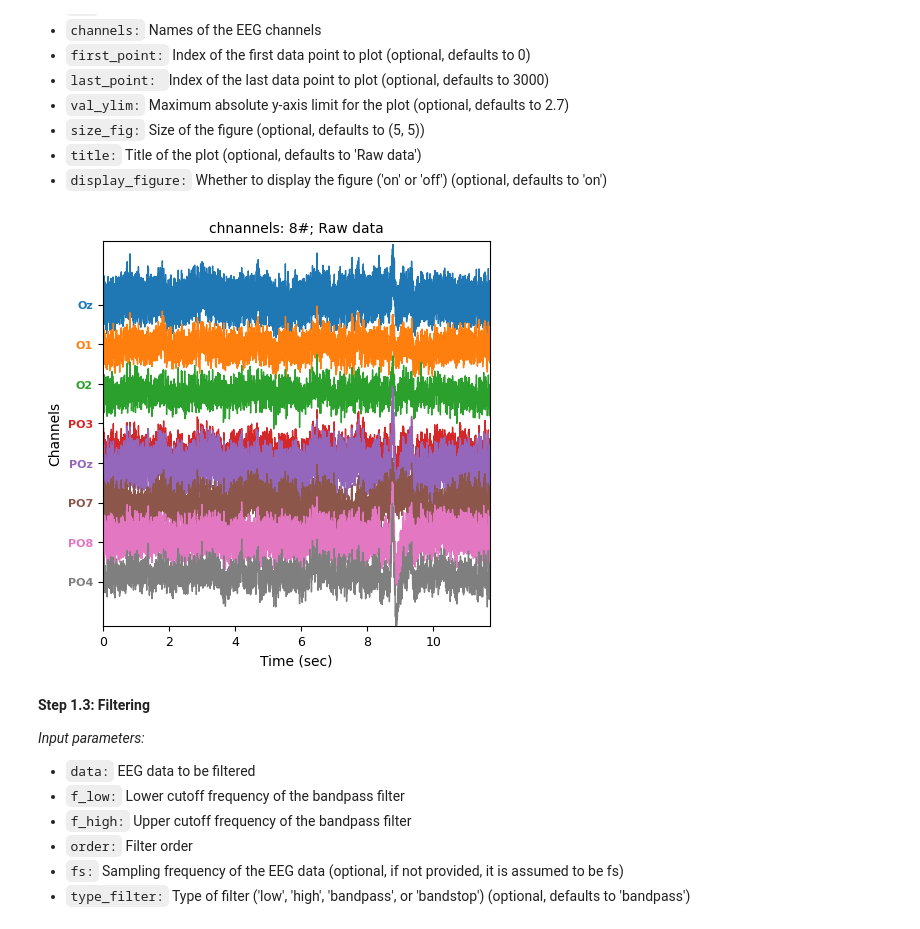
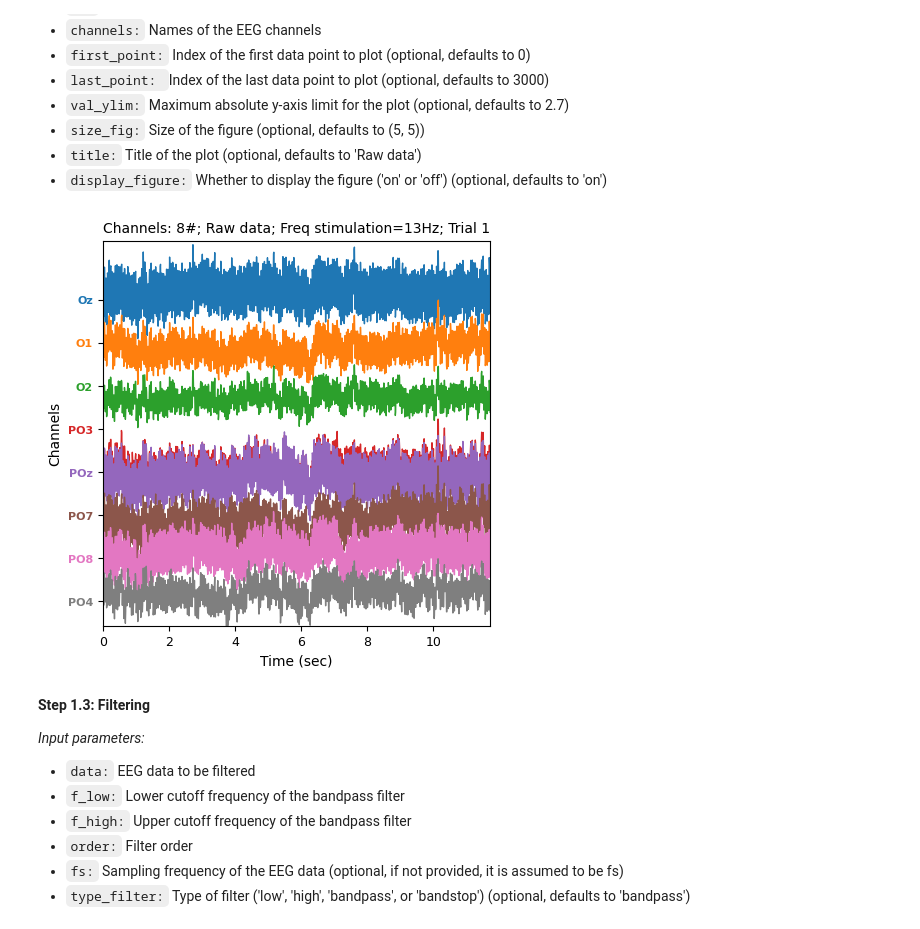
Before and after one commit to RezaSaadatyar/SSVEP-based-EEG-signal-processing, a Jupyter notebook: Code/Python/SSVEP.ipynb, the cells around one changed output. Saved outputs shown, nothing was run; the diff lists cells and outputs as text; code cells hidden in the pictures.

```diff
--- a/Code/Python/SSVEP.ipynb
+++ b/Code/Python/SSVEP.ipynb
@@ -40,9 +41,10 @@ Label_02 ---> 21Hz stimulation (33026)<br/>
 Label_03 ---> 17Hz stimulation (33027)<br/>
 Rest ---> 33024
 # %%
-raw = mne.io.read_raw_gdf(path_files[15])              # Read the data from the GDF file into a raw MNE object
+warnings.filterwarnings("ignore", message="Omitted .* annotation.*")
+raw = mne.io.read_raw_gdf(path_files[15], verbose=0)  # Read the data from the GDF file into a raw MNE object
 channels_name = raw.ch_names                          # Extract the channel names from the raw data
 data = raw.get_data().T                               # Get the EEG data and transpose it to have channels as rows and samples as columns
 fs = raw.info['sfreq']                                # Get the sampling frequency of the EEG data
 labels = raw.annotations.description                  # Define labels for each stimulation frequency
-events, event_ind = mne.events_from_annotations(raw)  # Get the start time of each trial from the annotations
+events, event_ind = mne.events_from_annotations(raw, verbose=0)  # Get the start time of each trial from the annotations
@@ -103,11 +97,11 @@ lab = ['33025', '33026', '33027']       # Define the labels for the current iter
 duration_trial = int(fs * time_trial)   # Calculate the duration of each trial in samples based on the sampling frequency (Fs * time each trial)
 
 for i in range(len(path_files)):
-    raw = mne.io.read_raw_gdf(path_files[i])          # Read the data from the GDF file into a raw MNE object
-    data = raw.get_data().T                           # Get the EEG data and transpose it to have channels as rows and samples as columns
-    labels = raw.annotations.description              # Define labels for each stimulation frequency
-    events, _ = mne.events_from_annotations(raw)      # Get the start time of each trial from the annotations
-    time_start_trial = events[:, 0]                   # Extract the start time of each trial from the events
+    raw = mne.io.read_raw_gdf(path_files[i], verbose=0) # Read the data from the GDF file into a raw MNE object
+    data = raw.get_data().T                             # Get the EEG data and transpose it to have channels as rows and samples as columns
+    labels = raw.annotations.description                # Define labels for each stimulation frequency
+    events, _ = mne.events_from_annotations(raw, verbose=0) # Get the start time of each trial from the annotations
+    time_start_trial = events[:, 0]                     # Extract the start time of each trial from the events
 
     for j in range(3):                                # Loop through the labels of interest
         num_trials = np.where(labels == lab[j])[0]    # Find the indices of trials with the current label
@@ -129,5 +123,5 @@ data1 = np.concatenate(data1, axis=2)
 data2 = np.concatenate(data2, axis=2)
 data3 = np.concatenate(data3, axis=2)
 
-print(f"data1.shape: {data1.shape}, \ndata2.shape: {data2.shape}, \ndata3.shape: {data3.shape}")
+print(f"data1.shape: {data1.shape} \ndata2.shape: {data2.shape} \ndata3.shape: {data3.shape}")
 # %% [output]
@@ -231,10 +142,11 @@ data3.shape: (1280, 8, 160)
  - `title:` Title of the plot (optional, defaults to 'Raw data')
  - `display_figure:` Whether to display the figure ('on' or 'off') (optional, defaults to 'on')
 # %%
-Plot_data.plot_data(data, fs, channels, first_point=0, last_point=3000, val_ylim=2.7, size_fig=(5,5), title='Raw data',
+title = 'Raw data; Freq stimulation=13Hz; Trial 1'
+Plot_data.plot_data(data1[:, :, 1], fs, channels_name, first_point=0, last_point=3000, val_ylim=2.7, size_fig=(5,5), title=title,
                     display_figure="on")  # Plot EEG data using the Plot_data.plot_data function
 # %% [output]
-[figure, old version]
+[figure, new version]
 # %% [markdown]
 **Step 1.3: Filtering**<br/>
 
```
Also changed, not shown: parts of 3 cells of this notebook.
